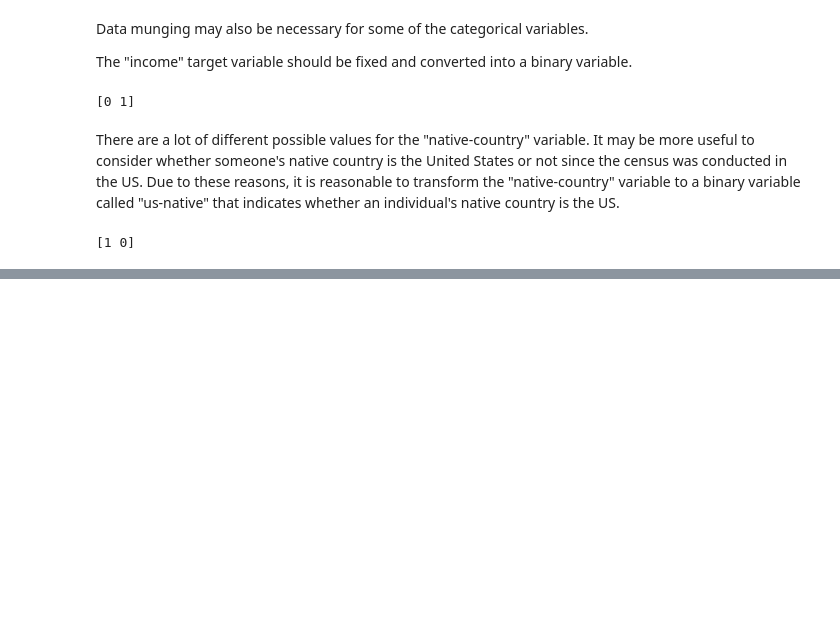
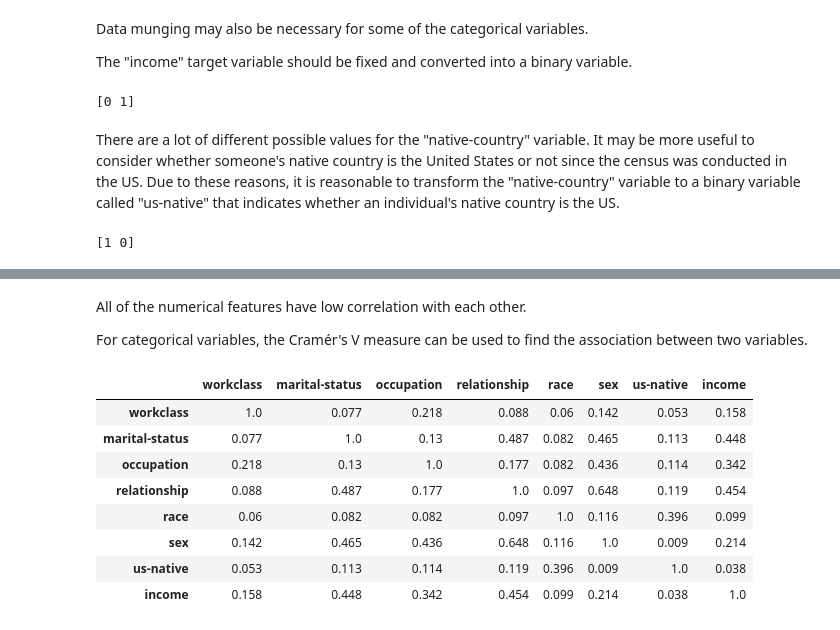
Before and after one commit to niranjsasikumar/Income-Analysis, a Jupyter notebook: income_analysis.ipynb, the cells around one changed output, grey strips where cells are left out. Saved outputs shown, nothing was run; the diff lists cells and outputs as text; code cells hidden in the pictures; blank space fills up the shorter version.

```diff
--- a/income_analysis.ipynb
+++ b/income_analysis.ipynb
@@ -149,0 +189,32 @@ In summary, as a result of the data cleaning, 3,620 rows and 2 columns were drop
+# %% [markdown]
+All of the numerical features have low correlation with each other.
+
+For categorical variables, the Cramér's V measure can be used to find the association between two variables.
+# %%
+from scipy.stats import chi2_contingency
+import numpy as np
+
+def cramers_v(x, y):
+    crosstab = pd.crosstab(x, y)
+    chi2 = chi2_contingency(crosstab)[0]
+    n = crosstab.sum().sum()
+    k = min(crosstab.shape) - 1
+    return np.sqrt(chi2 / n / k)
+
+categorical_features = [c for c in data.columns if c not in numerical_features]
+results = pd.DataFrame(index=categorical_features, columns=categorical_features)
+for f1 in categorical_features:
+    for f2 in categorical_features:
+        results.loc[f1, f2] = round(cramers_v(data[f1], data[f2]), 3)
+
+results
+# %% [output]
+|  | workclass | marital-status | occupation | relationship | race | sex | us-native | income |
+| workclass | 1.0 | 0.077 | 0.218 | 0.088 | 0.06 | 0.142 | 0.053 | 0.158 |
+| marital-status | 0.077 | 1.0 | 0.13 | 0.487 | 0.082 | 0.465 | 0.113 | 0.448 |
+| occupation | 0.218 | 0.13 | 1.0 | 0.177 | 0.082 | 0.436 | 0.114 | 0.342 |
+| relationship | 0.088 | 0.487 | 0.177 | 1.0 | 0.097 | 0.648 | 0.119 | 0.454 |
+| race | 0.06 | 0.082 | 0.082 | 0.097 | 1.0 | 0.116 | 0.396 | 0.099 |
+| sex | 0.142 | 0.465 | 0.436 | 0.648 | 0.116 | 1.0 | 0.009 | 0.214 |
+| us-native | 0.053 | 0.113 | 0.114 | 0.119 | 0.396 | 0.009 | 1.0 | 0.038 |
+| income | 0.158 | 0.448 | 0.342 | 0.454 | 0.099 | 0.214 | 0.038 | 1.0 |
```
Also changed, not shown: parts of 18 cells of this notebook, 3 other files.
